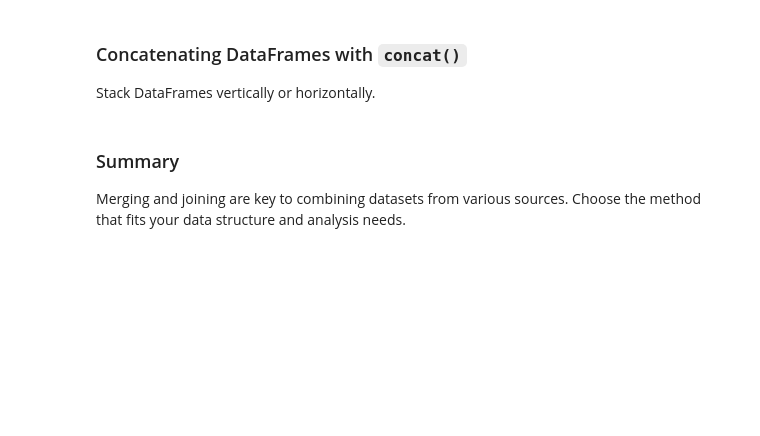
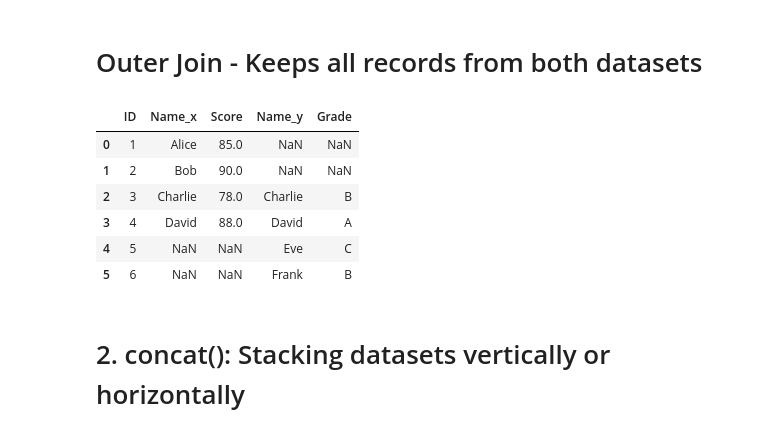
Before and after one commit to Rishabh7406/tut-codes, a Jupyter notebook: -2) notebooks/1) pandas/merging_joining.ipynb, the cells around one changed output. Saved outputs shown, nothing was run; the diff lists cells and outputs as text; code cells hidden in the pictures; blank space fills up the shorter version.

```diff
--- a/-2) notebooks/1) pandas/merging_joining.ipynb
+++ b/-2) notebooks/1) pandas/merging_joining.ipynb
@@ -8,18 +11,15 @@ In this notebook, we cover methods to combine multiple datasets. Topics include:
 # %%
-import pandas as pd
 
-# Create sample DataFrames
-df1 = pd.DataFrame({
+left = pd.DataFrame({
     'ID': [1, 2, 3, 4],
-    'Name': ['Alice', 'Bob', 'Charlie', 'David']
+    'Name': ['Alice', 'Bob', 'Charlie', 'David'],
+    'Score': [85, 90, 78, 88]
 })
 
-df2 = pd.DataFrame({
+right = pd.DataFrame({
     'ID': [3, 4, 5, 6],
-    'Score': [85, 90, 95, 80]
+    'Name': ['Charlie', 'David', 'Eve', 'Frank'],
+    'Grade': ['B', 'A', 'C', 'B']
 })
 
-print('DataFrame 1:')
-print(df1)
-print('\nDataFrame 2:')
-print(df2)
+display(left, right)
@@ -44,3 +61,18 @@ print(outer_merge)
+# %% [markdown]
+
+
+# Outer Join - Keeps all records from both datasets
+# %%
+grouped_outer = left.merge(right, on='ID', how='outer')
+display(grouped_outer)
+# %% [output]
+|  | ID | Name_x | Score | Name_y | Grade |
+| 0 | 1 | Alice | 85.0 | NaN | NaN |
+| 1 | 2 | Bob | 90.0 | NaN | NaN |
+| 2 | 3 | Charlie | 78.0 | Charlie | B |
+| 3 | 4 | David | 88.0 | David | A |
+| 4 | 5 | NaN | NaN | Eve | C |
+| 5 | 6 | NaN | NaN | Frank | B |
 # %% [markdown]
-### Concatenating DataFrames with `concat()`
-Stack DataFrames vertically or horizontally.
+
+# 2. concat(): Stacking datasets vertically or horizontally
@@ -57,3 +78,0 @@ print(concat_horizontal)
-# %% [markdown]
-### Summary
-Merging and joining are key to combining datasets from various sources. Choose the method that fits your data structure and analysis needs.
```
Also changed, not shown: parts of 24 cells of this notebook.
